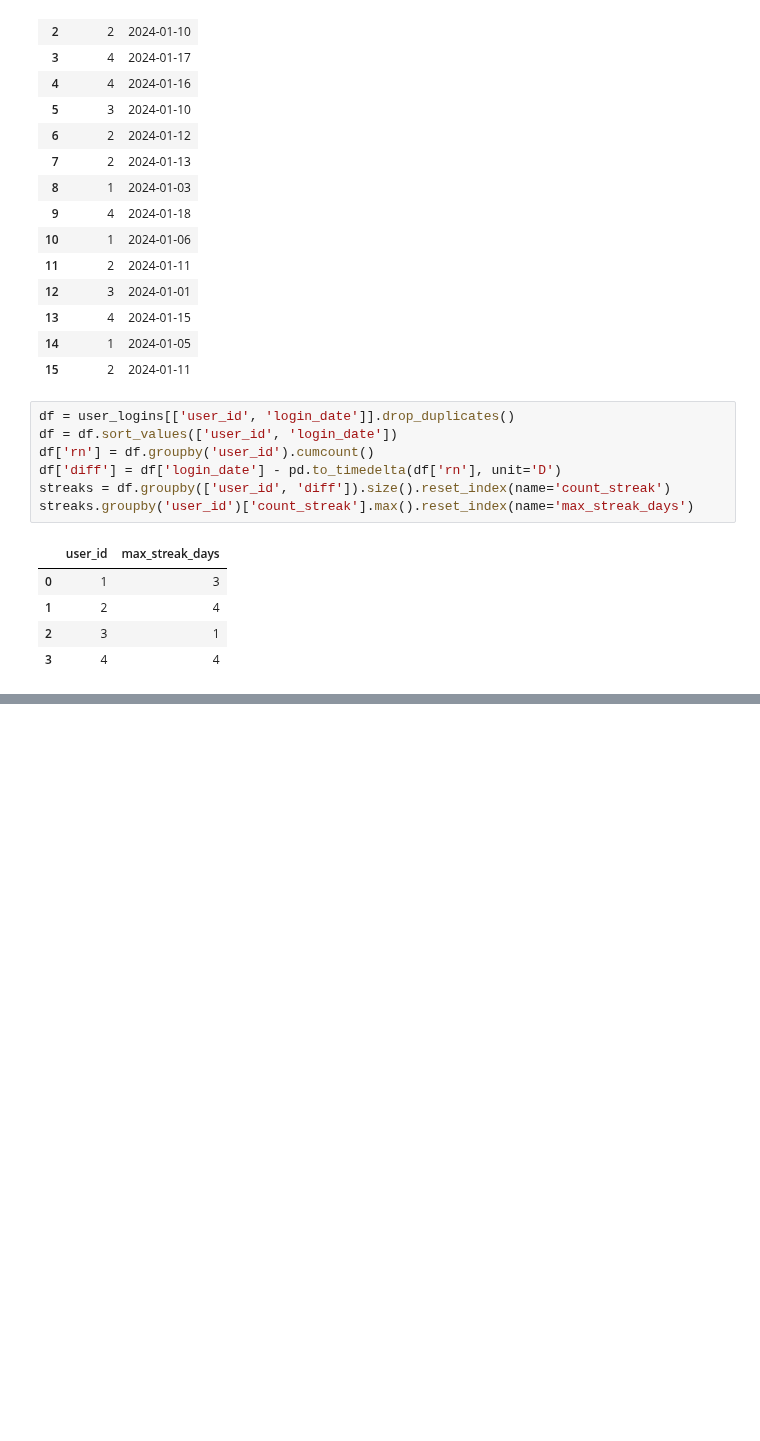
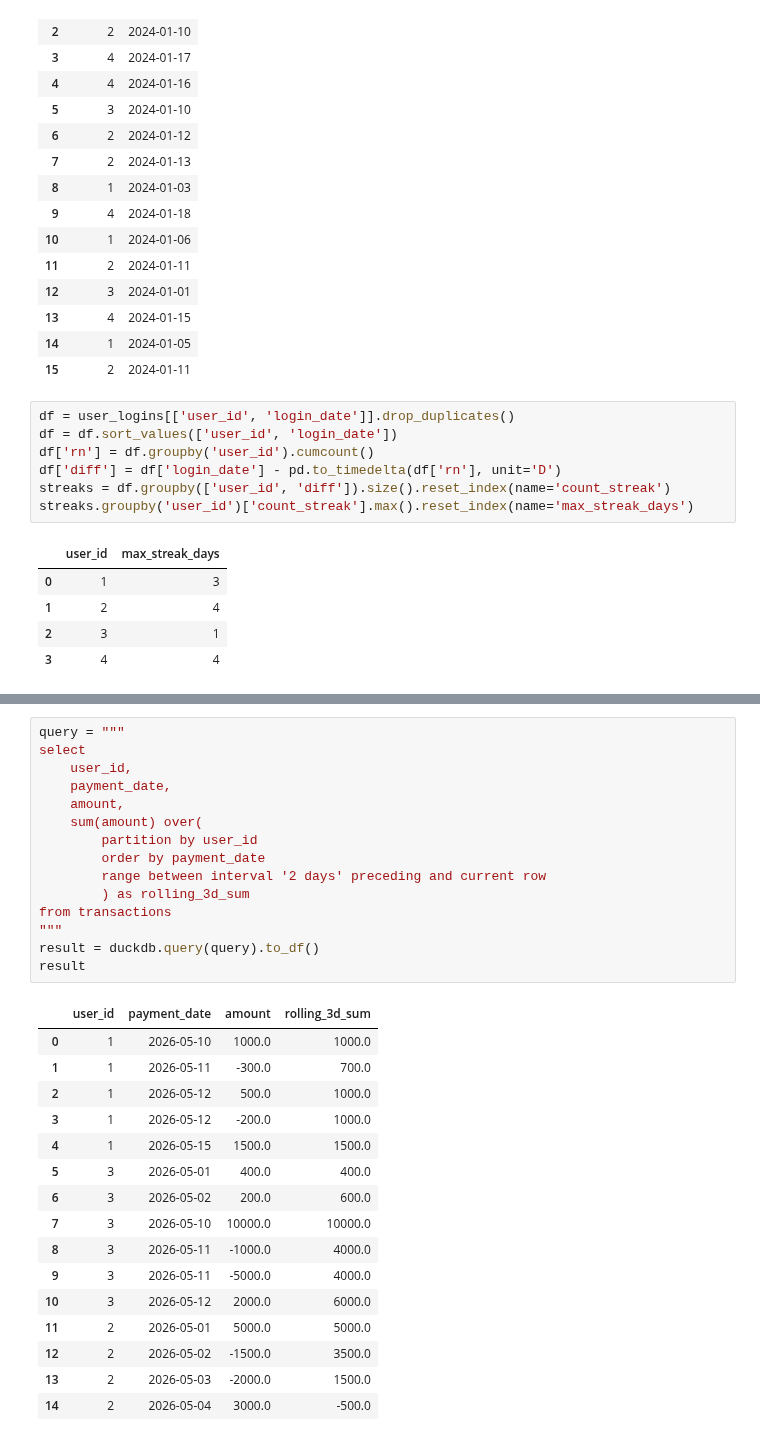
Before and after one commit to Praldmur/Tasks, a Jupyter notebook: simulator_sql.ipynb, the cells around one changed output, grey strips where cells are left out. Cells and saved outputs as stored; diff of their text form; blank space fills up the shorter version.

```diff
--- a/simulator_sql.ipynb
+++ b/simulator_sql.ipynb
@@ -1730,0 +1927,32 @@ streaks.groupby('user_id')['count_streak'].max().reset_index(name='max_streak_da
+# %%
+query = """
+select
+    user_id,
+    payment_date,
+    amount,
+    sum(amount) over(
+        partition by user_id
+        order by payment_date
+        range between interval '2 days' preceding and current row
+        ) as rolling_3d_sum
+from transactions
+"""
+result = duckdb.query(query).to_df()
+result
+# %% [output]
+|  | user_id | payment_date | amount | rolling_3d_sum |
+| 0 | 1 | 2026-05-10 | 1000.0 | 1000.0 |
+| 1 | 1 | 2026-05-11 | -300.0 | 700.0 |
+| 2 | 1 | 2026-05-12 | 500.0 | 1000.0 |
+| 3 | 1 | 2026-05-12 | -200.0 | 1000.0 |
+| 4 | 1 | 2026-05-15 | 1500.0 | 1500.0 |
+| 5 | 3 | 2026-05-01 | 400.0 | 400.0 |
+| 6 | 3 | 2026-05-02 | 200.0 | 600.0 |
+| 7 | 3 | 2026-05-10 | 10000.0 | 10000.0 |
+| 8 | 3 | 2026-05-11 | -1000.0 | 4000.0 |
+| 9 | 3 | 2026-05-11 | -5000.0 | 4000.0 |
+| 10 | 3 | 2026-05-12 | 2000.0 | 6000.0 |
+| 11 | 2 | 2026-05-01 | 5000.0 | 5000.0 |
+| 12 | 2 | 2026-05-02 | -1500.0 | 3500.0 |
+| 13 | 2 | 2026-05-03 | -2000.0 | 1500.0 |
+| 14 | 2 | 2026-05-04 | 3000.0 | -500.0 |
```
Also changed, not shown: parts of 9 cells of this notebook.
